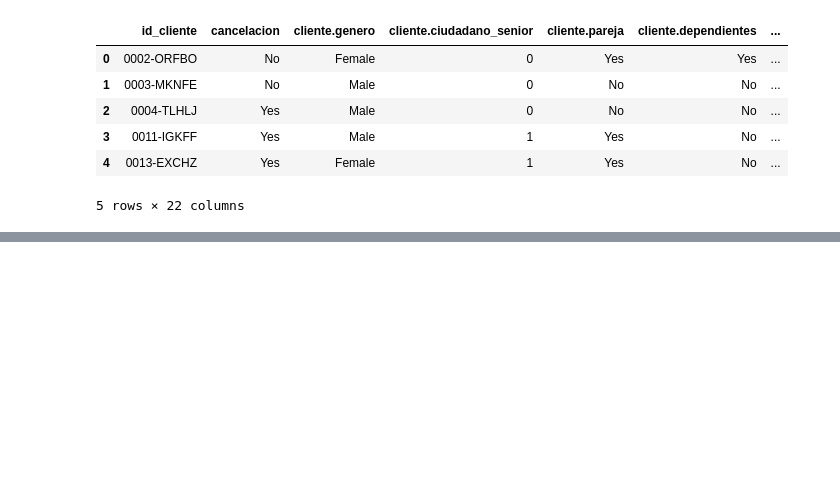
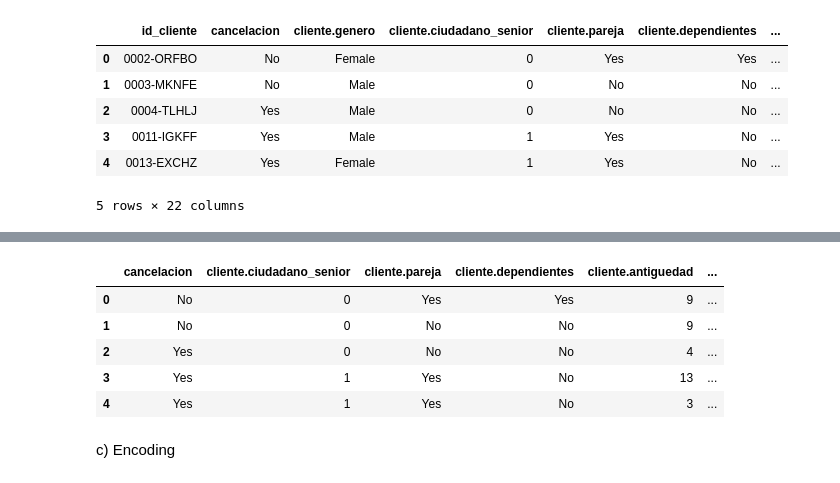
Before and after one commit to paolalarap/challenge_TelecomX2_palp, a Jupyter notebook: Challenge_TelecomX2_palp.ipynb, the cells around one changed output, grey strips where cells are left out. Cells and saved outputs as stored; diff of their text form; code cells hidden in the pictures; blank space fills up the shorter version.

```diff
--- a/Challenge_TelecomX2_palp.ipynb
+++ b/Challenge_TelecomX2_palp.ipynb
@@ -25,0 +32,3 @@ datos_clientes.head()
+# %%
+datos_clientes = datos_clientes[datos_clientes["cancelacion"].notna()]
+datos_clientes= datos_clientes[datos_clientes["cancelacion"].str.strip() != ""]
@@ -25,0 +55,14 @@ datos_clientes.head()
+# %%
+# Eliminación de columnas
+columnas_eliminar = [
+    'id_cliente',
+    'cliente.genero',
+    'telefono.servicio_telefonico',
+    'telefono.lineas_multiples',
+    'internet.copia_seguridad',
+    'internet.proteccion_dispositivo',
+    'internet.peliculas_streaming',
+    'cuenta.facturacion_sin_papel'
+]
+
+datos_clientes= datos_clientes.drop(columns=columnas_eliminar, errors='ignore')
@@ -25,0 +89,11 @@ datos_clientes.head()
+# %%
+datos_clientes.head()
+# %% [output]
+|  | cancelacion | cliente.ciudadano_senior | cliente.pareja | cliente.dependientes | cliente.antiguedad | ... |
+| 0 | No | 0 | Yes | Yes | 9 | ... |
+| 1 | No | 0 | No | No | 9 | ... |
+| 2 | Yes | 0 | No | No | 4 | ... |
+| 3 | Yes | 1 | Yes | No | 13 | ... |
+| 4 | Yes | 1 | Yes | No | 3 | ... |
+# %% [markdown]
+c) Encoding
```
Also changed, not shown: parts of 8 cells of this notebook.
